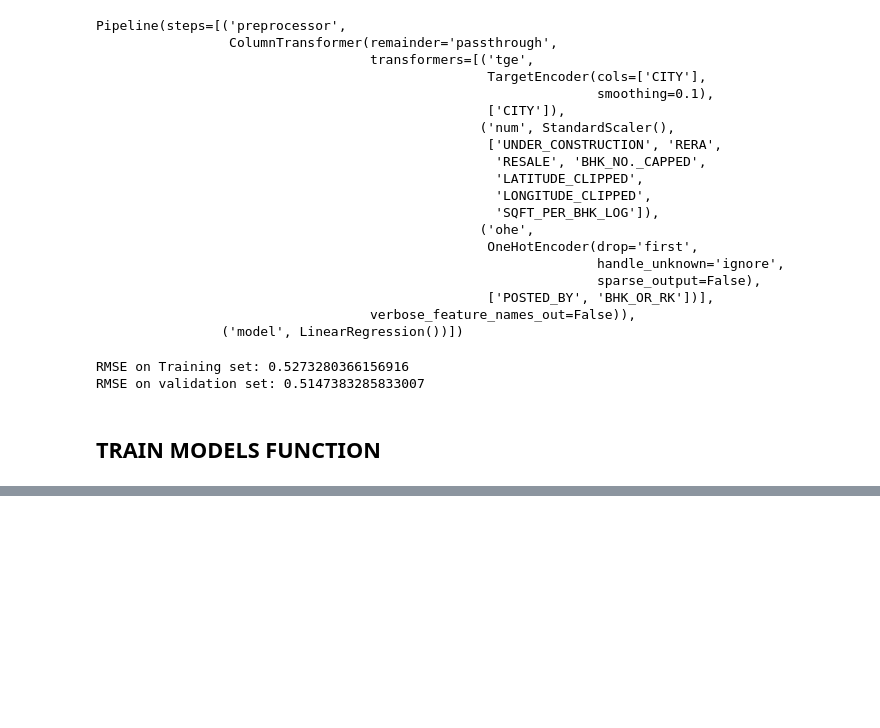
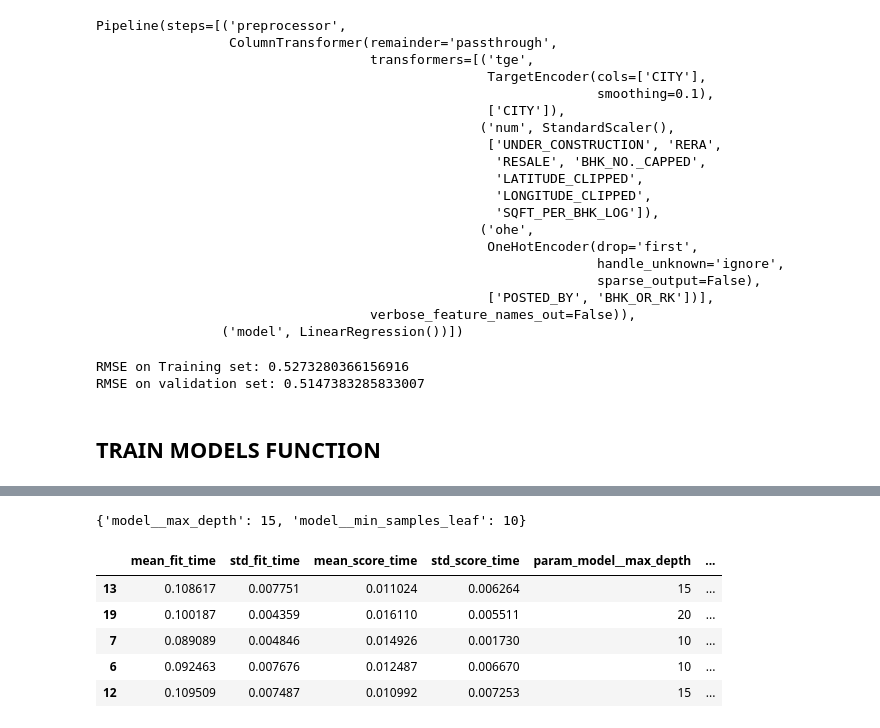
Before and after one commit to Bjoshua25/Housing-Prediction-in-India-DevelopersFoundry-proj-1, a Jupyter notebook: notebooks/models.ipynb, the cells around one changed output, grey strips where cells are left out. Cells and saved outputs as stored; diff of their text form; code cells hidden in the pictures; blank space fills up the shorter version.

```diff
--- a/notebooks/models.ipynb
+++ b/notebooks/models.ipynb
@@ -341,0 +585,38 @@ def train_model(X_train, X_test, y_train, y_test, model_instance):
+# %%
+# ------- DECISION TREE REGRESSOR -------
+# instantiate model
+tree = DecisionTreeRegressor()
+
+# full pipeline
+model = build_full_pipeline(tree)
+
+# hyperparameter lists
+params = {
+    "model__max_depth": [5, 10, 15, 20],
+    "model__min_samples_leaf": [5, 10, 20, 30, 40, 50]
+}
+
+grid_search = GridSearchCV(
+    model,
+    params,
+    scoring = 'neg_root_mean_squared_error',
+    cv = 5
+)
+grid_search.fit(X_train, y_train)
+
+# Dataframe of cv_result
+cv_res = pd.DataFrame(grid_search.cv_results_)
+
+# Best parameter
+grid_search.best_params_
+# %% [output]
+{'model__max_depth': 15, 'model__min_samples_leaf': 10}
+# %%
+cv_res.sort_values(by="mean_test_score", ascending=False).head()
+# %% [output]
+|  | mean_fit_time | std_fit_time | mean_score_time | std_score_time | param_model__max_depth | ... |
+| 13 | 0.108617 | 0.007751 | 0.011024 | 0.006264 | 15 | ... |
+| 19 | 0.100187 | 0.004359 | 0.016110 | 0.005511 | 20 | ... |
+| 7 | 0.089089 | 0.004846 | 0.014926 | 0.001730 | 10 | ... |
+| 6 | 0.092463 | 0.007676 | 0.012487 | 0.006670 | 10 | ... |
+| 12 | 0.109509 | 0.007487 | 0.010992 | 0.007253 | 15 | ... |
```
Also changed, not shown: parts of 26 cells of this notebook, 1 other file.
